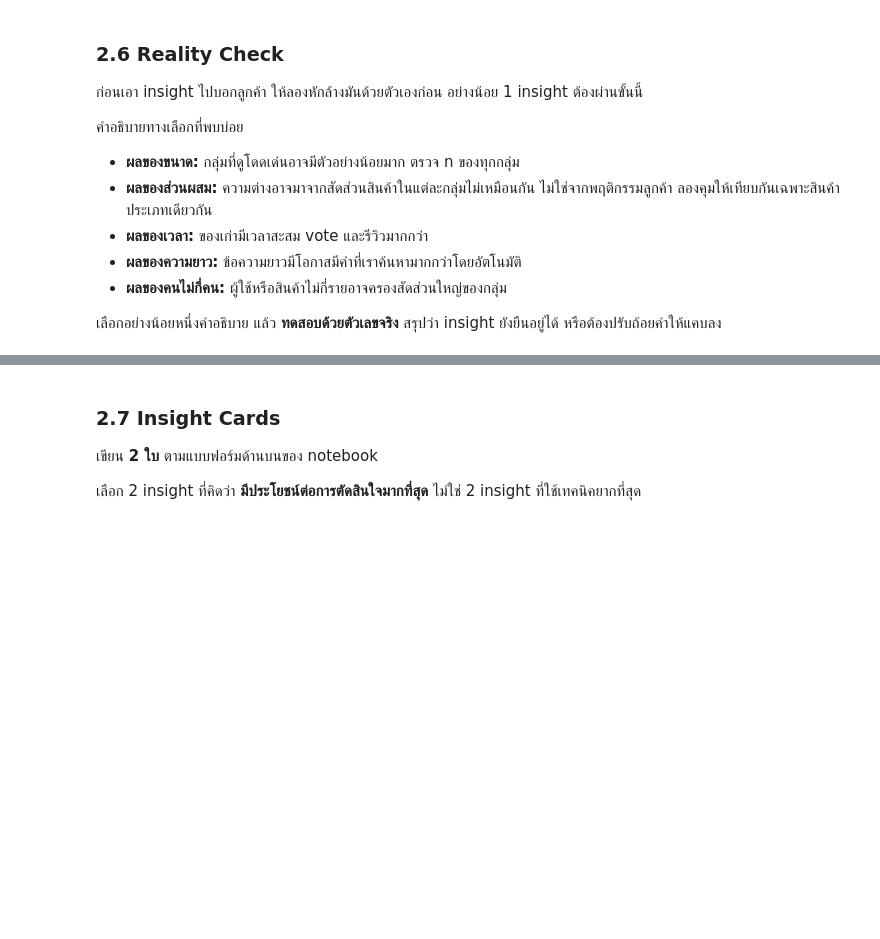
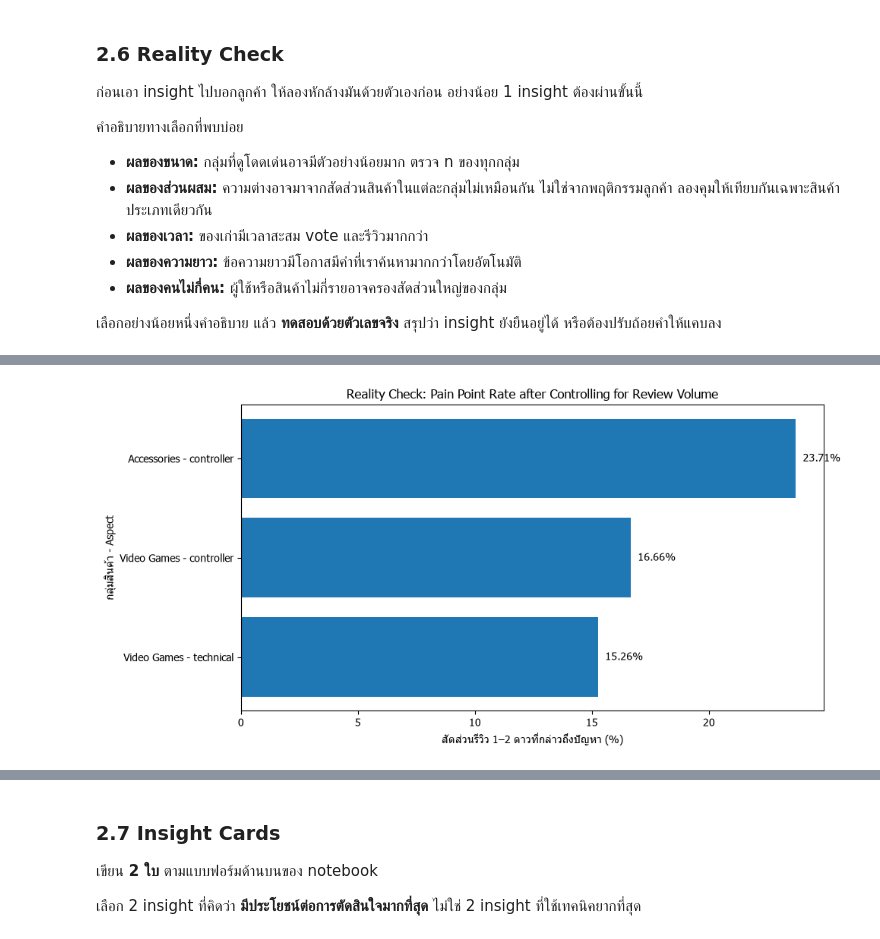
Before and after one commit to spannav/project_bigdata, a Jupyter notebook: Project1_Video_Games.ipynb, the cells around one changed output, grey strips where cells are left out. Drawn from its saved outputs; the diff is of its cells as text; code cells hidden in the pictures; blank space fills up the shorter version.

```diff
--- a/Project1_Video_Games.ipynb
+++ b/Project1_Video_Games.ipynb
@@ -1480,0 +1603,51 @@ display(df_reality_check)
+# %%
+# ============================================================
+# Visualization: เปรียบเทียบอันดับเดิมกับ Mention Rate
+# ============================================================
+
+plot_check = top3_reality_rank.copy()
+
+plot_check["label"] = (
+    plot_check["categories"]
+    + " - "
+    + plot_check["aspects"]
+)
+
+plot_check = plot_check.sort_values(
+    "mention_rate"
+)
+
+plt.figure(figsize=(10, 5))
+
+bars = plt.barh(
+    plot_check["label"],
+    plot_check["mention_rate"]
+)
+
+for bar in bars:
+
+    value = bar.get_width()
+
+    plt.text(
+        value + 0.3,
+        bar.get_y() + bar.get_height() / 2,
+        f"{value:.2f}%",
+        va="center"
+    )
+
+plt.xlabel(
+    "สัดส่วนรีวิว 1–2 ดาวที่กล่าวถึงปัญหา (%)"
+)
+
+plt.ylabel(
+    "กลุ่มสินค้า - Aspect"
+)
+
+plt.title(
+    "Reality Check: Pain Point Rate after Controlling for Review Volume"
+)
+
+plt.tight_layout()
+plt.show()
+# %% [output]
+[figure, added]
```
Also changed, not shown: parts of 8 cells of this notebook.
